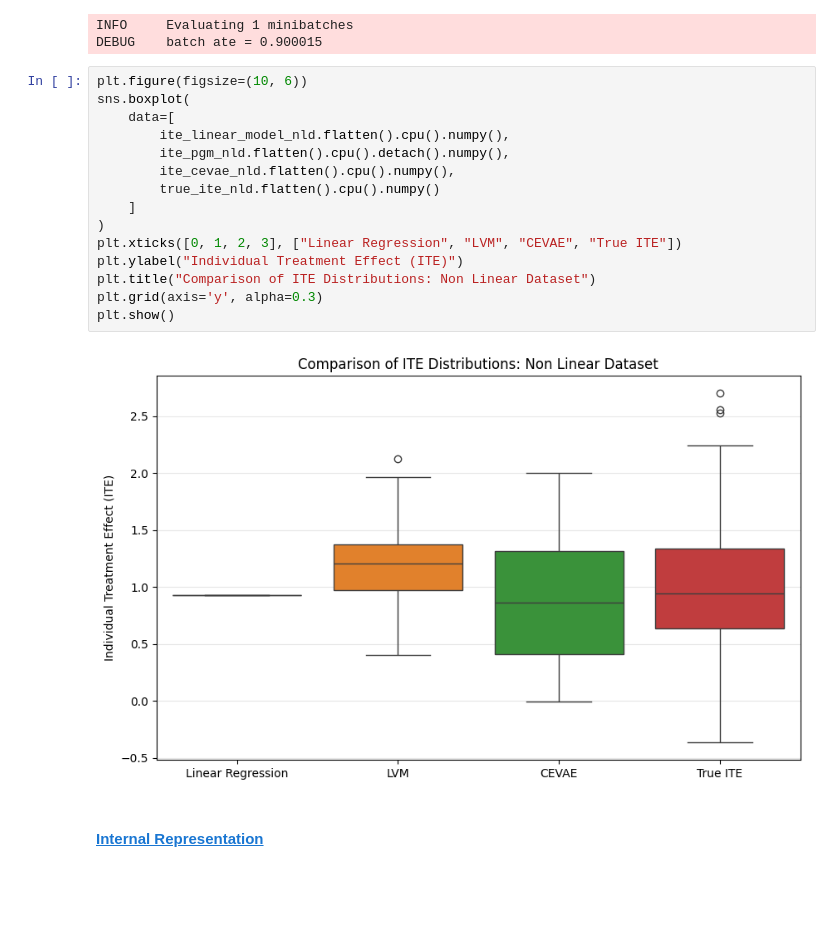
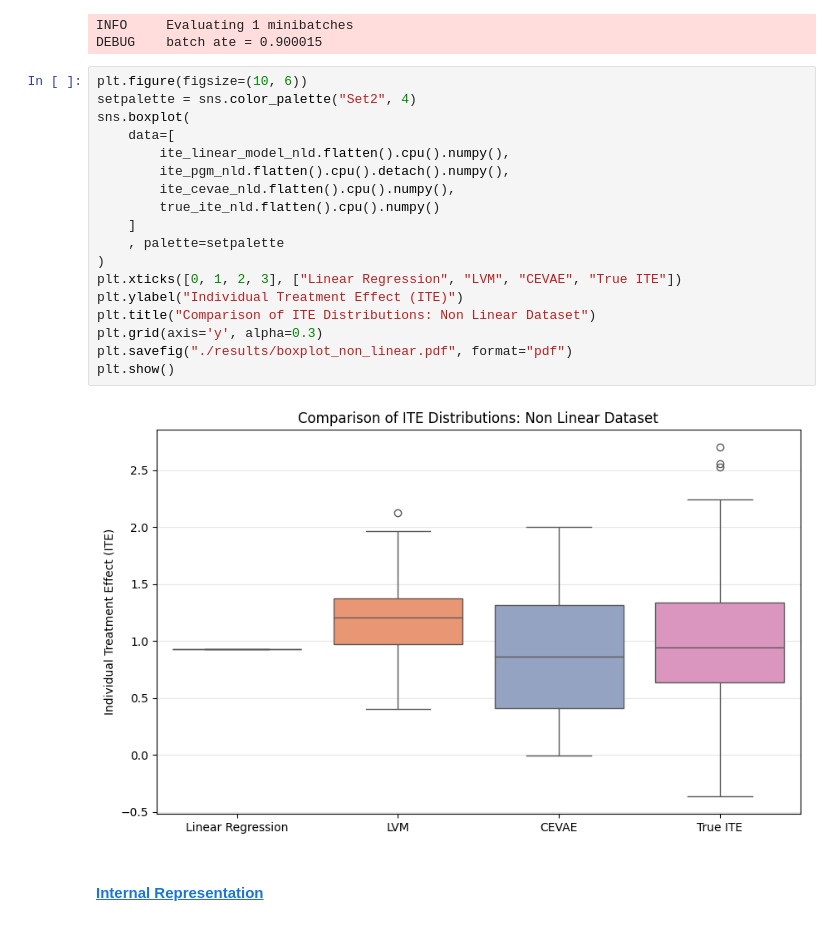
Before and after one commit to christianfaccio/causal_machine_learning, a Jupyter notebook: src/causal_effect_inference.ipynb, the cells around one changed output. Drawn from its saved outputs; the diff is of its cells as text; blank space fills up the shorter version.

```diff
--- a/src/causal_effect_inference.ipynb
+++ b/src/causal_effect_inference.ipynb
@@ -723,20 +728,23 @@ INFO     Evaluating 1 minibatches
 DEBUG    batch ate = 0.900015
 # %%
 plt.figure(figsize=(10, 6))
+setpalette = sns.color_palette("Set2", 4)
 sns.boxplot(
     data=[
         ite_linear_model_nld.flatten().cpu().numpy(),
         ite_pgm_nld.flatten().cpu().detach().numpy(),
         ite_cevae_nld.flatten().cpu().numpy(),
         true_ite_nld.flatten().cpu().numpy()
     ]
+    , palette=setpalette
 )
 plt.xticks([0, 1, 2, 3], ["Linear Regression", "LVM", "CEVAE", "True ITE"])
 plt.ylabel("Individual Treatment Effect (ITE)")
 plt.title("Comparison of ITE Distributions: Non Linear Dataset")
 plt.grid(axis='y', alpha=0.3)
+plt.savefig("./results/boxplot_non_linear.pdf", format="pdf")
 plt.show()
 # %% [output]
-[figure, old version]
+[figure, new version]
 # %% [markdown]
 #### <a id='toc2_3_4_1_'></a>[Internal Representation](#toc0_)
```
Also changed, not shown: parts of 29 cells of this notebook, 46 other files.
